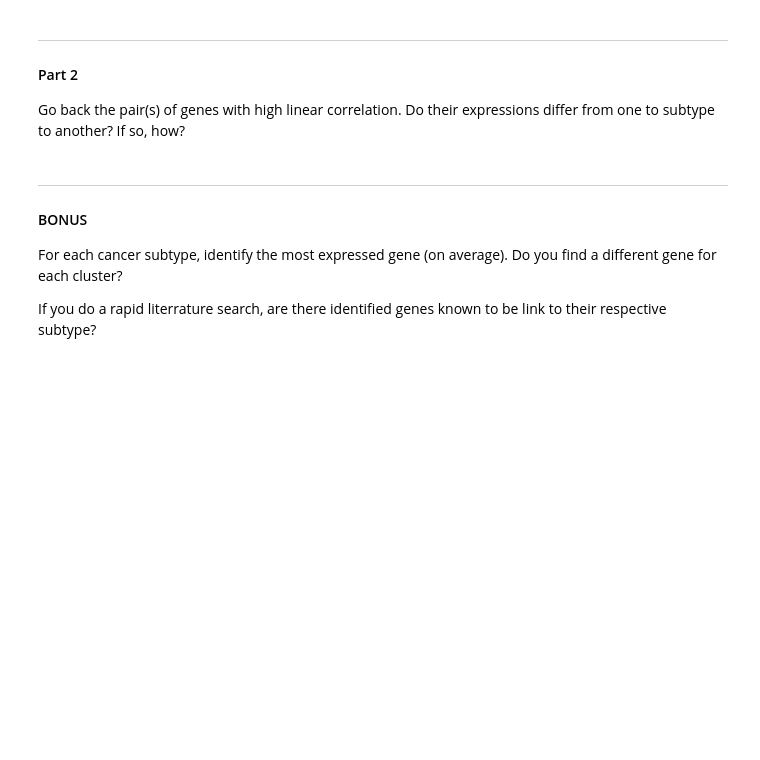
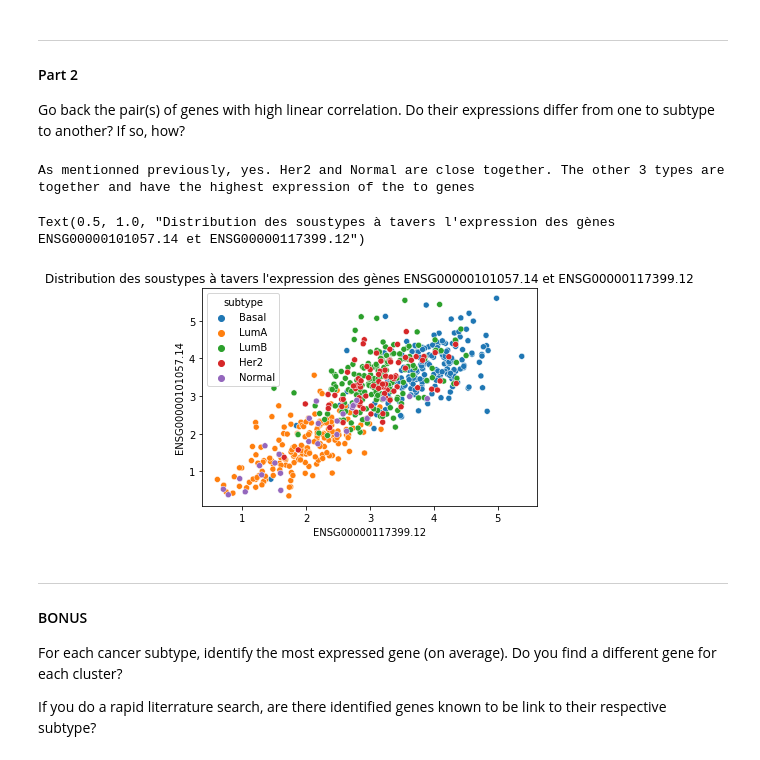
Before and after one commit to JadeCimmino/bioinfo, a Jupyter notebook: data_analysis_3.ipynb, the cells around one changed output. Drawn from its saved outputs; the diff is of its cells as text; code cells hidden in the pictures; blank space fills up the shorter version.

```diff
--- a/data_analysis_3.ipynb
+++ b/data_analysis_3.ipynb
@@ -333,6 +374,16 @@ Are you able to link each found cluster to a cancer subtype?
 #### Part 2
 
 Go back the pair(s) of genes with high linear correlation. Do their expressions differ from one to subtype to another? If so, how?
+# %%
+print("As mentionned previously, yes. Her2 and Normal are close together. The other 3 types are together and have the highest expression of the to genes")
+# %% [output]
+As mentionned previously, yes. Her2 and Normal are close together. The other 3 types are together and have the highest expression of the to genes
+# %%
+sns.scatterplot(data=result, x="ENSG00000117399.12", y="ENSG00000101057.14", hue="subtype")
+plt.title("Distribution des soustypes à tavers l'expression des gènes ENSG00000101057.14 et ENSG00000117399.12")
+# %% [output]
+Text(0.5, 1.0, "Distribution des soustypes à tavers l'expression des gènes ENSG00000101057.14 et ENSG00000117399.12")
+[figure, added]
 # %% [markdown]
 <hr>
 
```
Also changed, not shown: parts of 7 cells of this notebook.
